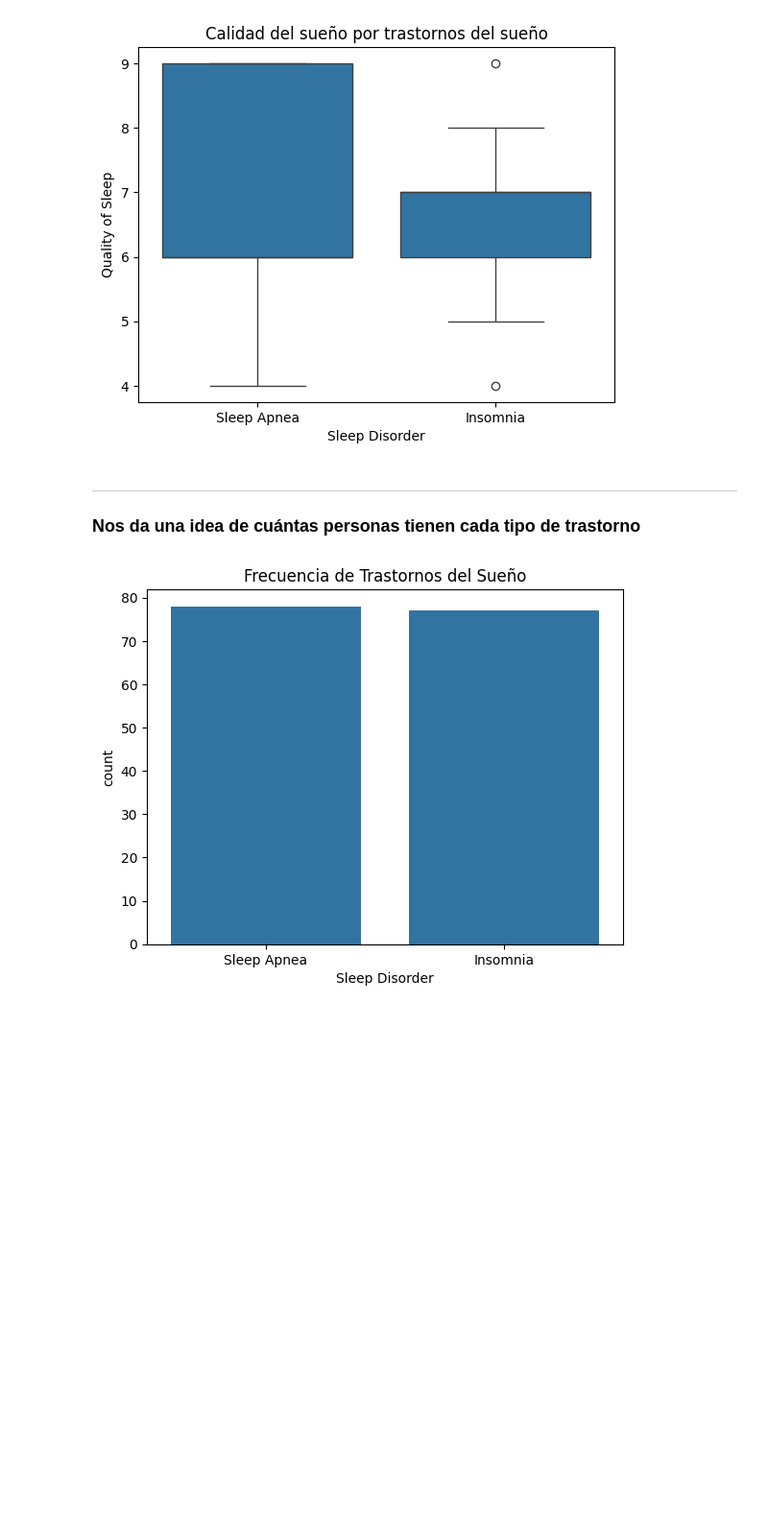
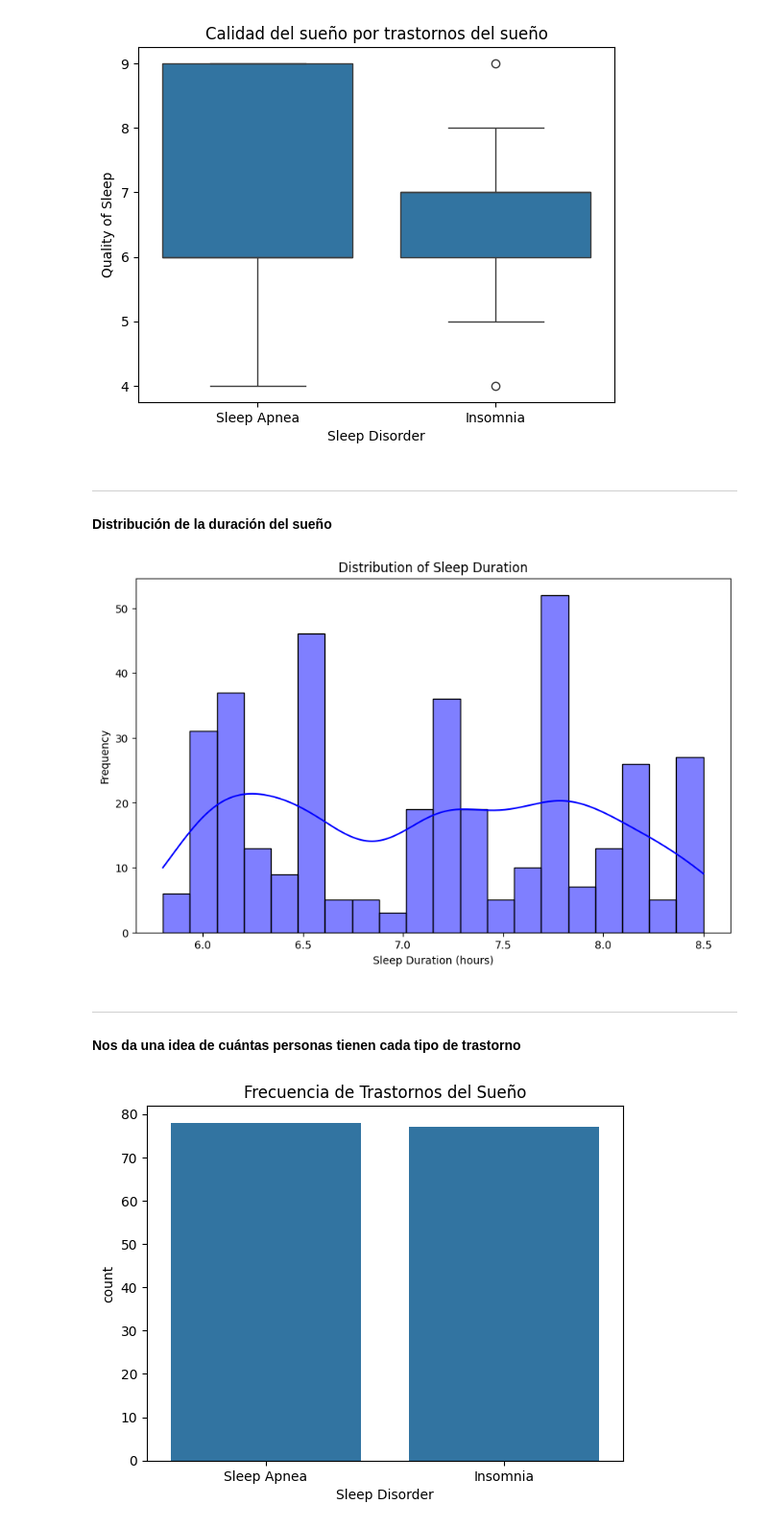
Before and after one commit to NaiSaratxaga/2503_dsft_thebridge_naiara, a Jupyter notebook: 3-Machine_Learning/Entregas/ML_project/Definicion_ML.ipynb, the cells around one changed output. Shown at 96% size. Drawn from its saved outputs; the diff is of its cells as text; code cells hidden in the pictures; blank space fills up the shorter version.

```diff
--- a/3-Machine_Learning/Entregas/ML_project/Definicion_ML.ipynb
+++ b/3-Machine_Learning/Entregas/ML_project/Definicion_ML.ipynb
@@ -171,9 +171,22 @@ plt.title('Calidad del sueño por trastornos del sueño')
 plt.show()
 # %% [output]
 [figure]
+# %% [markdown]
+---
+#### Distribución de la duración del sueño
+# %%
+
+plt.figure(figsize=(10, 6))
+sns.histplot(df['Sleep Duration'], kde=True, bins=20, color='blue')
+plt.title('Distribution of Sleep Duration')
+plt.xlabel('Sleep Duration (hours)')
+plt.ylabel('Frequency')
+plt.show()
+# %% [output]
+[figure, added]
 # %% [markdown]
 ---
-### Nos da una idea de cuántas personas tienen cada tipo de trastorno
+#### Nos da una idea de cuántas personas tienen cada tipo de trastorno
 # %%
 # Conteo de cada tipo de trastorno del sueño
 sns.countplot(x='Sleep Disorder', data=df)
```
Also changed, not shown: parts of 5 cells of this notebook.
